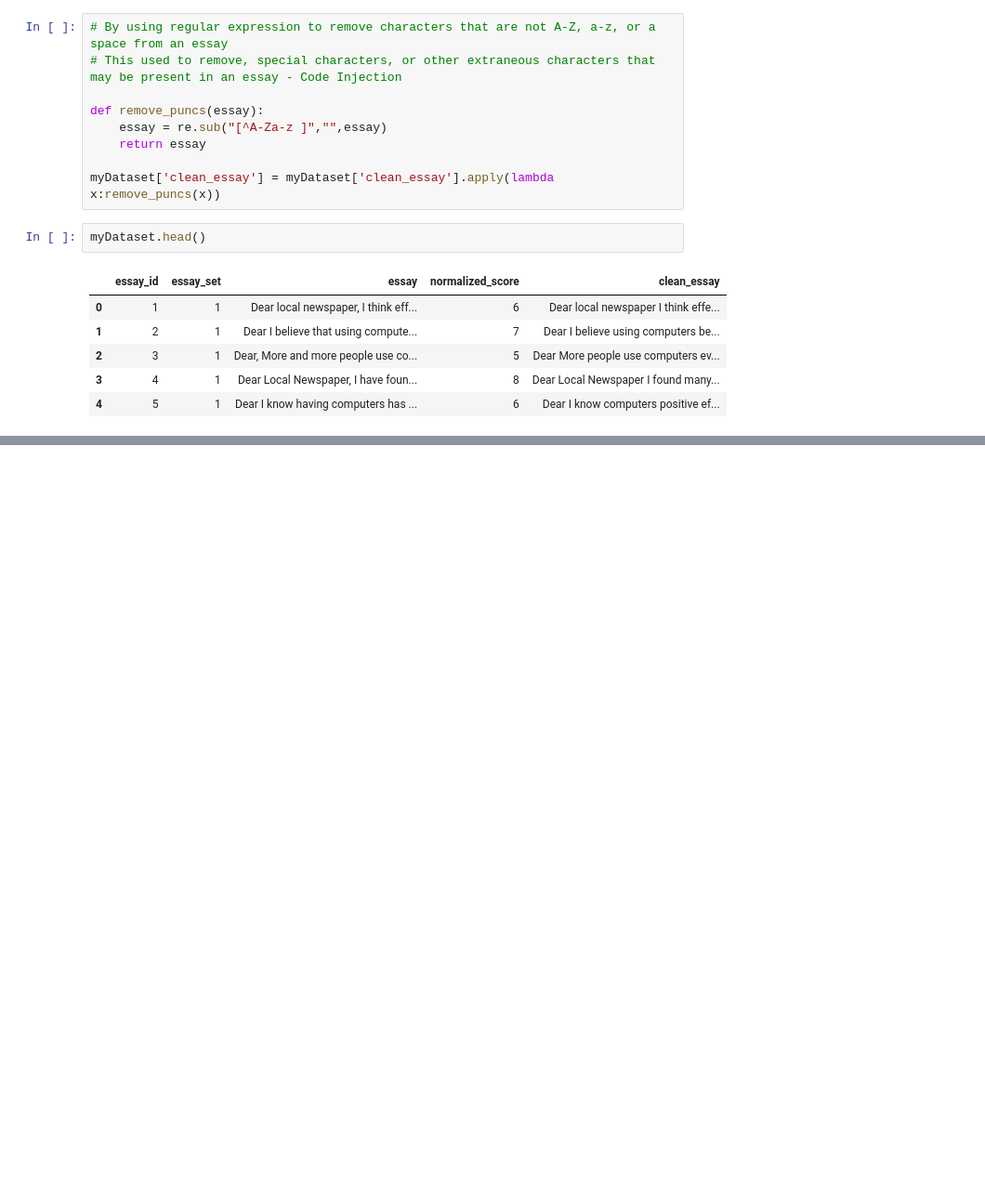
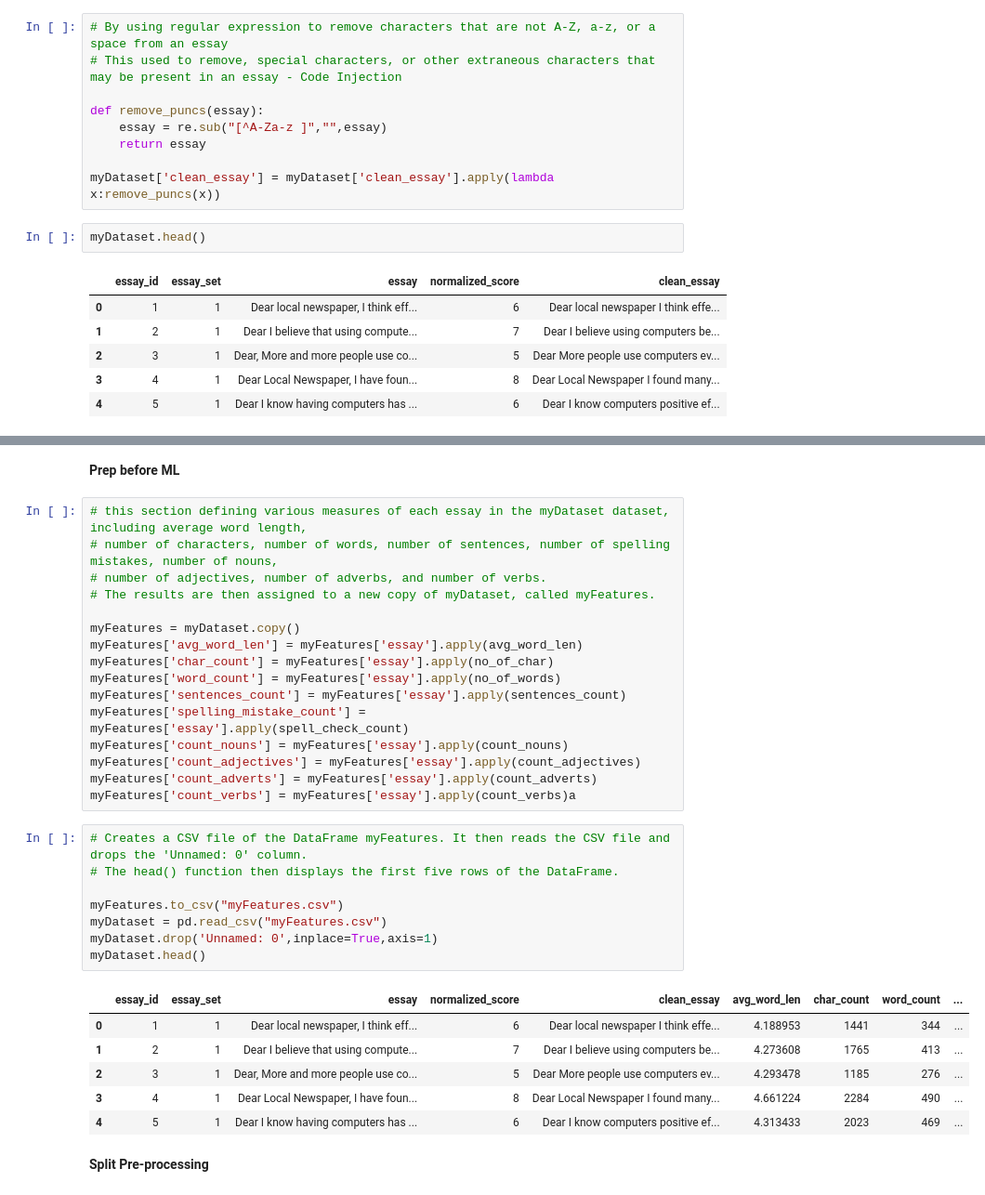
Before and after one commit to hypethral/robograder, a Jupyter notebook: src/analysis.ipynb, the cells around one changed output, grey strips where cells are left out. Shown: that part at 93% size. Cells and saved outputs as stored; diff of their text form; blank space fills up the shorter version.

Commit message:
Fixed bugs in Prep, Applied ML

```diff
--- a/src/analysis.ipynb
+++ b/src/analysis.ipynb
@@ -418,0 +464,35 @@ def noOfSent(essay):
+# %% [markdown]
+**Prep before ML**
+# %%
+# this section defining various measures of each essay in the myDataset dataset, including average word length,
+# number of characters, number of words, number of sentences, number of spelling mistakes, number of nouns,
+# number of adjectives, number of adverbs, and number of verbs.
+# The results are then assigned to a new copy of myDataset, called myFeatures.
+
+myFeatures = myDataset.copy()
+myFeatures['avg_word_len'] = myFeatures['essay'].apply(avg_word_len)
+myFeatures['char_count'] = myFeatures['essay'].apply(no_of_char)
+myFeatures['word_count'] = myFeatures['essay'].apply(no_of_words)
+myFeatures['sentences_count'] = myFeatures['essay'].apply(sentences_count)
+myFeatures['spelling_mistake_count'] = myFeatures['essay'].apply(spell_check_count)
+myFeatures['count_nouns'] = myFeatures['essay'].apply(count_nouns)
+myFeatures['count_adjectives'] = myFeatures['essay'].apply(count_adjectives)
+myFeatures['count_adverts'] = myFeatures['essay'].apply(count_adverts)
+myFeatures['count_verbs'] = myFeatures['essay'].apply(count_verbs)a
+# %%
+# Creates a CSV file of the DataFrame myFeatures. It then reads the CSV file and drops the 'Unnamed: 0' column.
+# The head() function then displays the first five rows of the DataFrame.
+
+myFeatures.to_csv("myFeatures.csv")
+myDataset = pd.read_csv("myFeatures.csv")
+myDataset.drop('Unnamed: 0',inplace=True,axis=1)
+myDataset.head()
+# %% [output]
+|  | essay_id | essay_set | essay | normalized_score | clean_essay | avg_word_len | char_count | word_count | ... |
+| 0 | 1 | 1 | Dear local newspaper, I think eff... | 6 | Dear local newspaper I think effe... | 4.188953 | 1441 | 344 | ... |
+| 1 | 2 | 1 | Dear I believe that using compute... | 7 | Dear I believe using computers be... | 4.273608 | 1765 | 413 | ... |
+| 2 | 3 | 1 | Dear, More and more people use co... | 5 | Dear More people use computers ev... | 4.293478 | 1185 | 276 | ... |
+| 3 | 4 | 1 | Dear Local Newspaper, I have foun... | 8 | Dear Local Newspaper I found many... | 4.661224 | 2284 | 490 | ... |
+| 4 | 5 | 1 | Dear I know having computers has ... | 6 | Dear I know computers positive ef... | 4.313433 | 2023 | 469 | ... |
+# %% [markdown]
+**Split Pre-processing**
```
Also changed, not shown: parts of 9 cells of this notebook.
